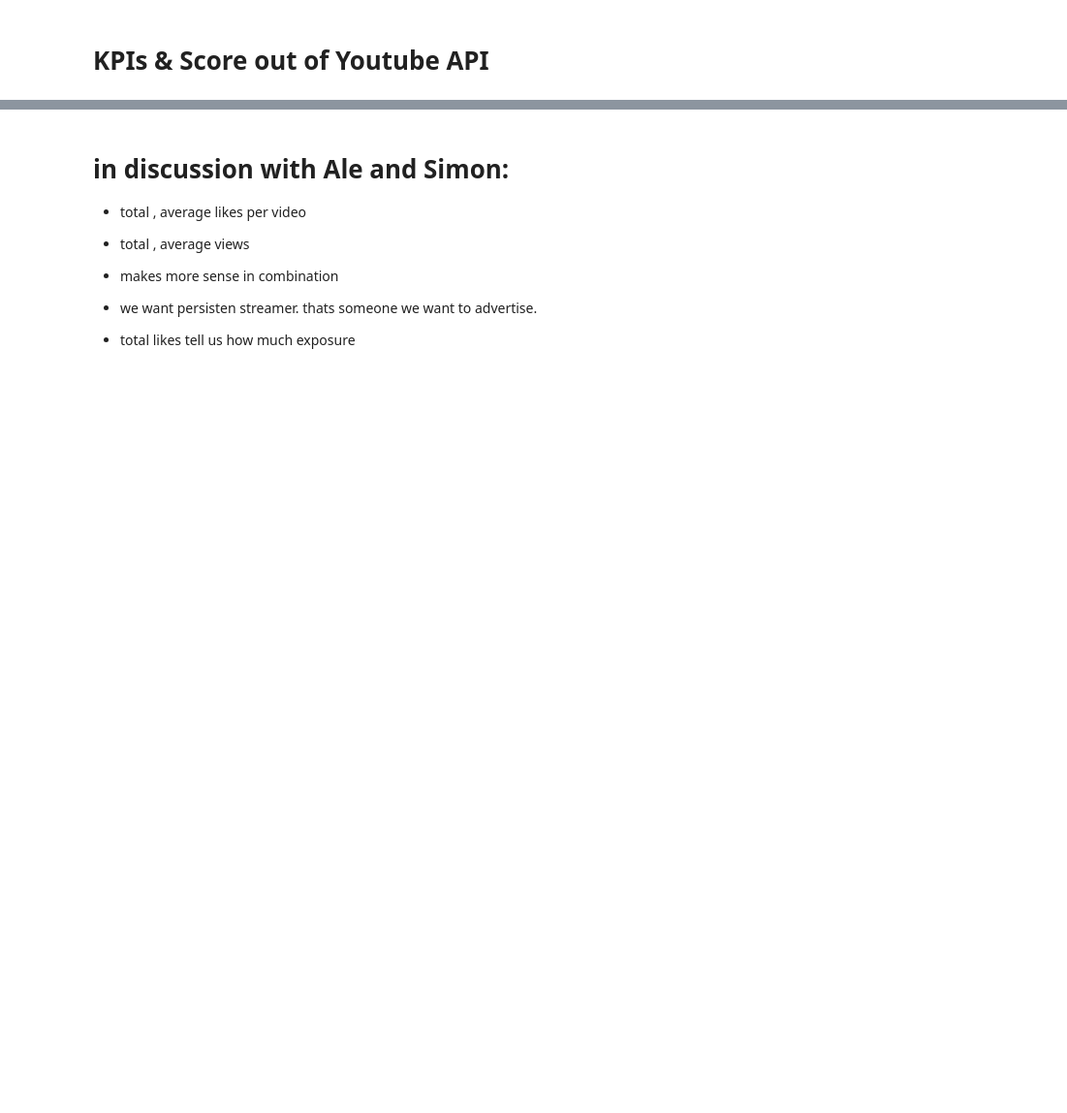
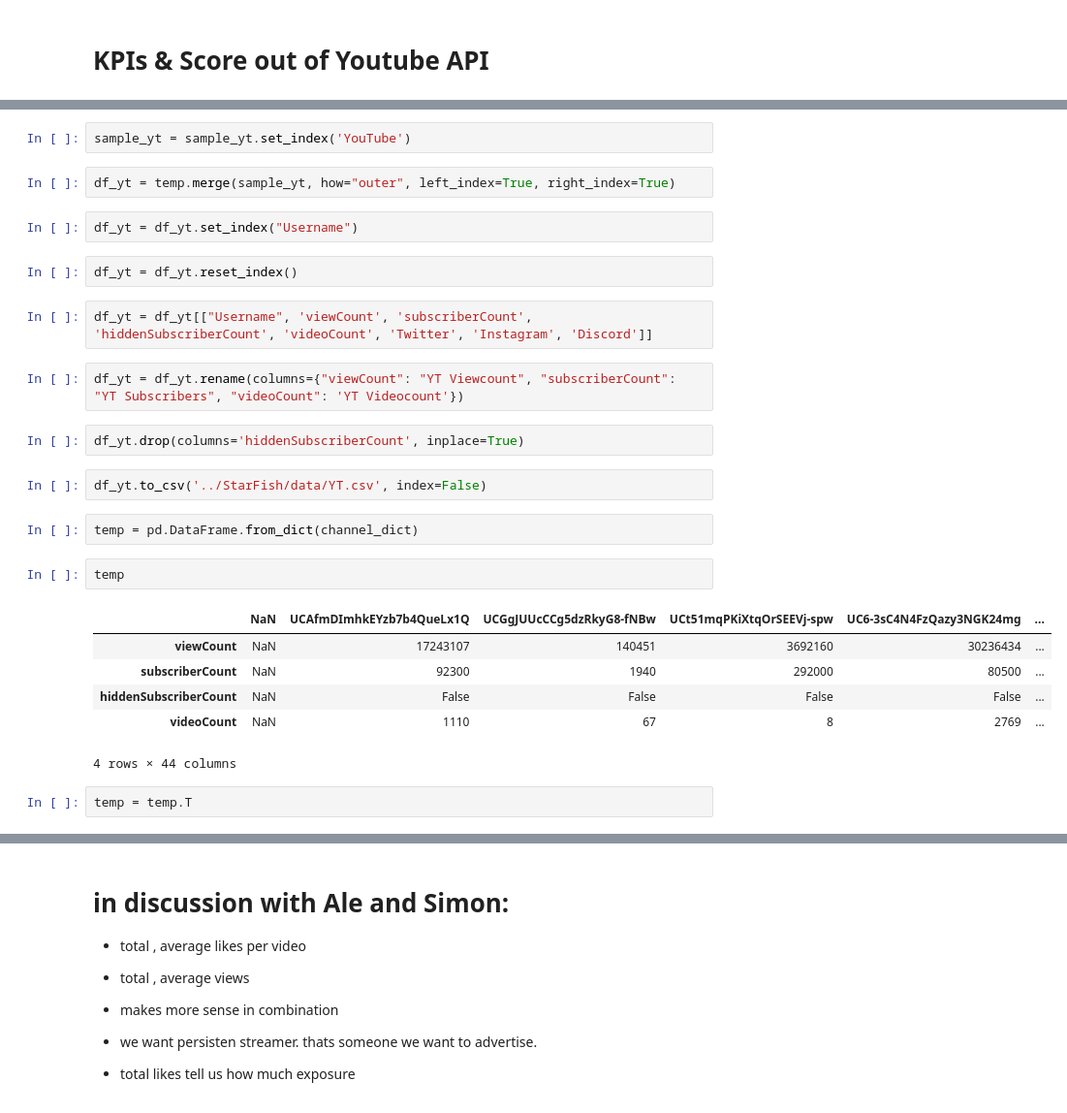
Before and after one commit to Awesimous/StarFish, a Jupyter notebook: notebooks/Ludwig_KPIs_Final.ipynb, the cells around one changed output, grey strips where cells are left out. Shown at 97% size. Drawn from its saved outputs; the diff is of its cells as text; blank space fills up the shorter version.

```diff
--- a/notebooks/Ludwig_KPIs_Final.ipynb
+++ b/notebooks/Ludwig_KPIs_Final.ipynb
@@ -2,0 +62,29 @@
+# %%
+sample_yt = sample_yt.set_index('YouTube')
+# %%
+df_yt = temp.merge(sample_yt, how="outer", left_index=True, right_index=True)
+# %%
+df_yt = df_yt.set_index("Username")
+# %%
+df_yt = df_yt.reset_index()
+# %%
+df_yt = df_yt[["Username", 'viewCount', 'subscriberCount', 'hiddenSubscriberCount', 'videoCount', 'Twitter', 'Instagram', 'Discord']]
+# %%
+df_yt = df_yt.rename(columns={"viewCount": "YT Viewcount", "subscriberCount": "YT Subscribers", "videoCount": 'YT Videocount'})
+# %%
+df_yt.drop(columns='hiddenSubscriberCount', inplace=True)
+# %%
+df_yt.to_csv('../StarFish/data/YT.csv', index=False)
+# %%
+temp = pd.DataFrame.from_dict(channel_dict)
+# %%
+temp
+# %% [output]
+|  | NaN | UCAfmDImhkEYzb7b4QueLx1Q | UCGgJUUcCCg5dzRkyG8-fNBw | UCt51mqPKiXtqOrSEEVj-spw | UC6-3sC4N4FzQazy3NGK24mg | ... |
+| viewCount | NaN | 17243107 | 140451 | 3692160 | 30236434 | ... |
+| subscriberCount | NaN | 92300 | 1940 | 292000 | 80500 | ... |
+| hiddenSubscriberCount | NaN | False | False | False | False | ... |
+| videoCount | NaN | 1110 | 67 | 8 | 2769 | ... |
+4 rows × 44 columns
+# %%
+temp = temp.T
```
Also changed, not shown: parts of 22 cells of this notebook, 5 other files.
